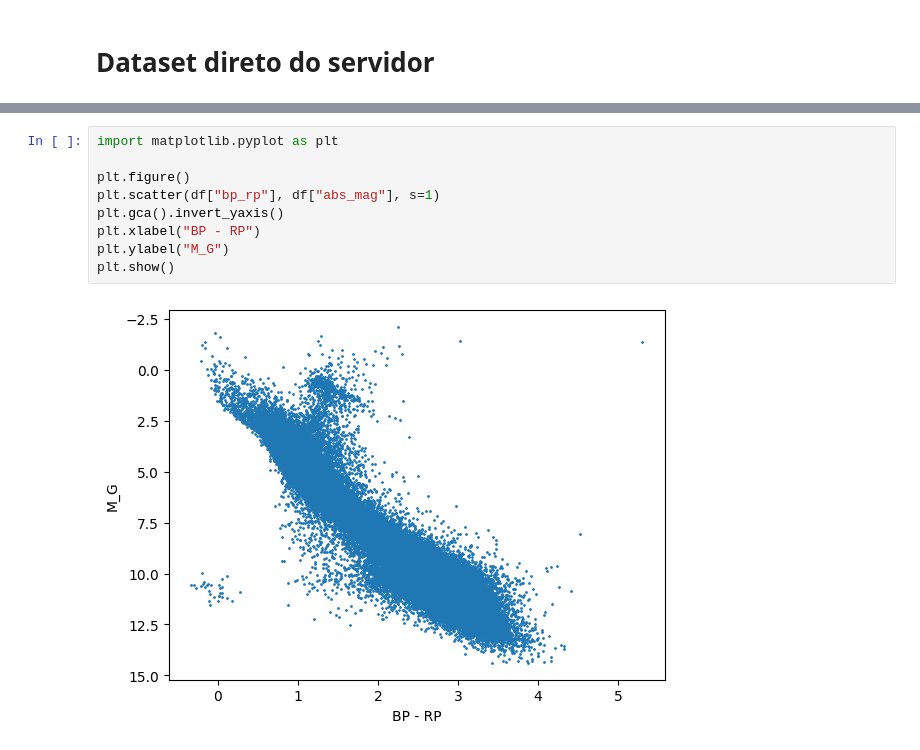
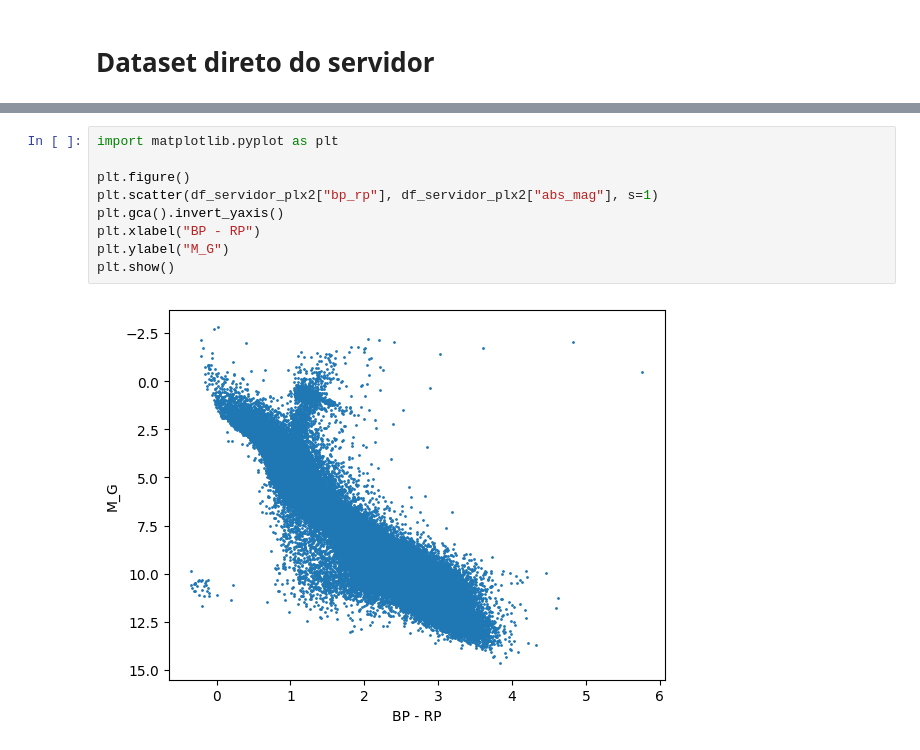
Before and after one commit to marceloavlopes/Diagrama-HR-e-Clustering, a Jupyter notebook: Diagrama_HR_clustering.ipynb, the cells around one changed output, grey strips where cells are left out. Saved outputs shown, nothing was run; the diff lists cells and outputs as text.

```diff
--- a/Diagrama_HR_clustering.ipynb
+++ b/Diagrama_HR_clustering.ipynb
@@ -565,13 +566,13 @@ df_servidor_plx2.describe()
 # %%
 import matplotlib.pyplot as plt
 
 plt.figure()
-plt.scatter(df["bp_rp"], df["abs_mag"], s=1)
+plt.scatter(df_servidor_plx2["bp_rp"], df_servidor_plx2["abs_mag"], s=1)
 plt.gca().invert_yaxis()
 plt.xlabel("BP - RP")
 plt.ylabel("M_G")
 plt.show()
 # %% [output]
-[figure, old version]
+[figure, new version]
 # %%
 plt.figure()
```
Also changed, not shown: parts of 15 cells of this notebook, 1 other file.
